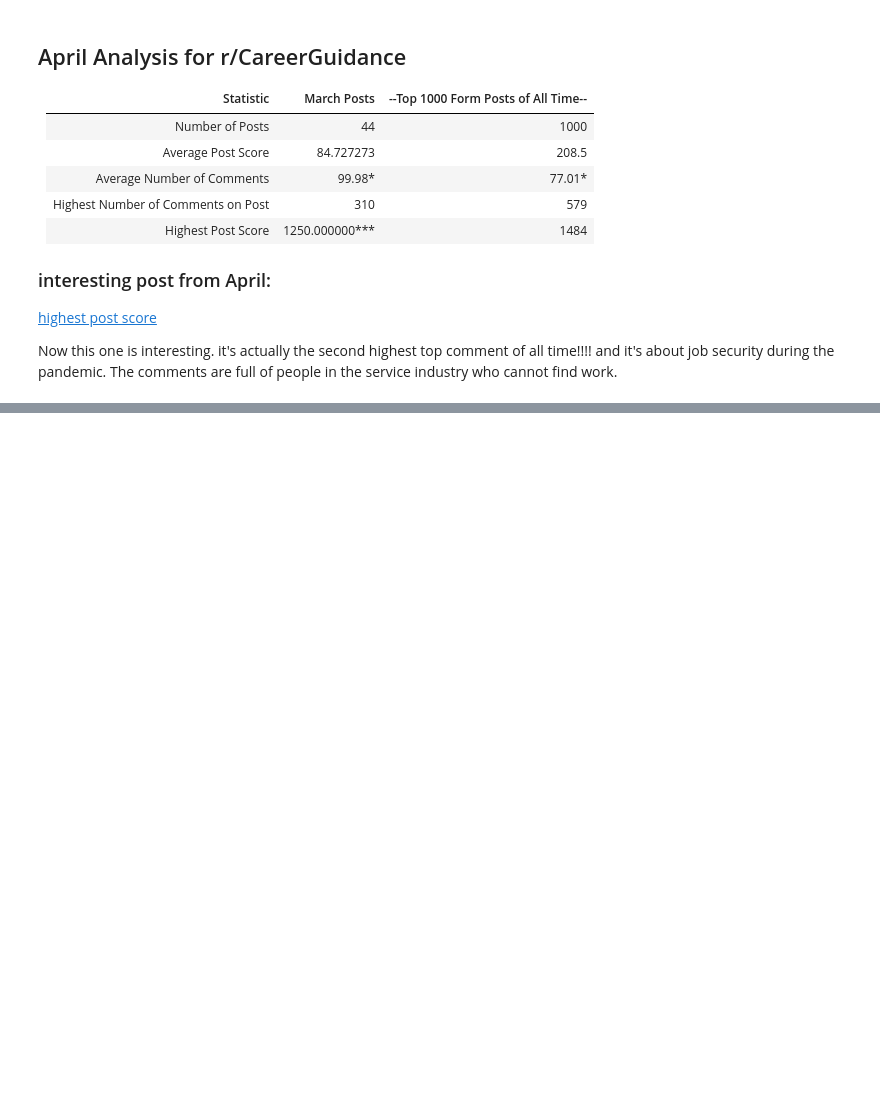
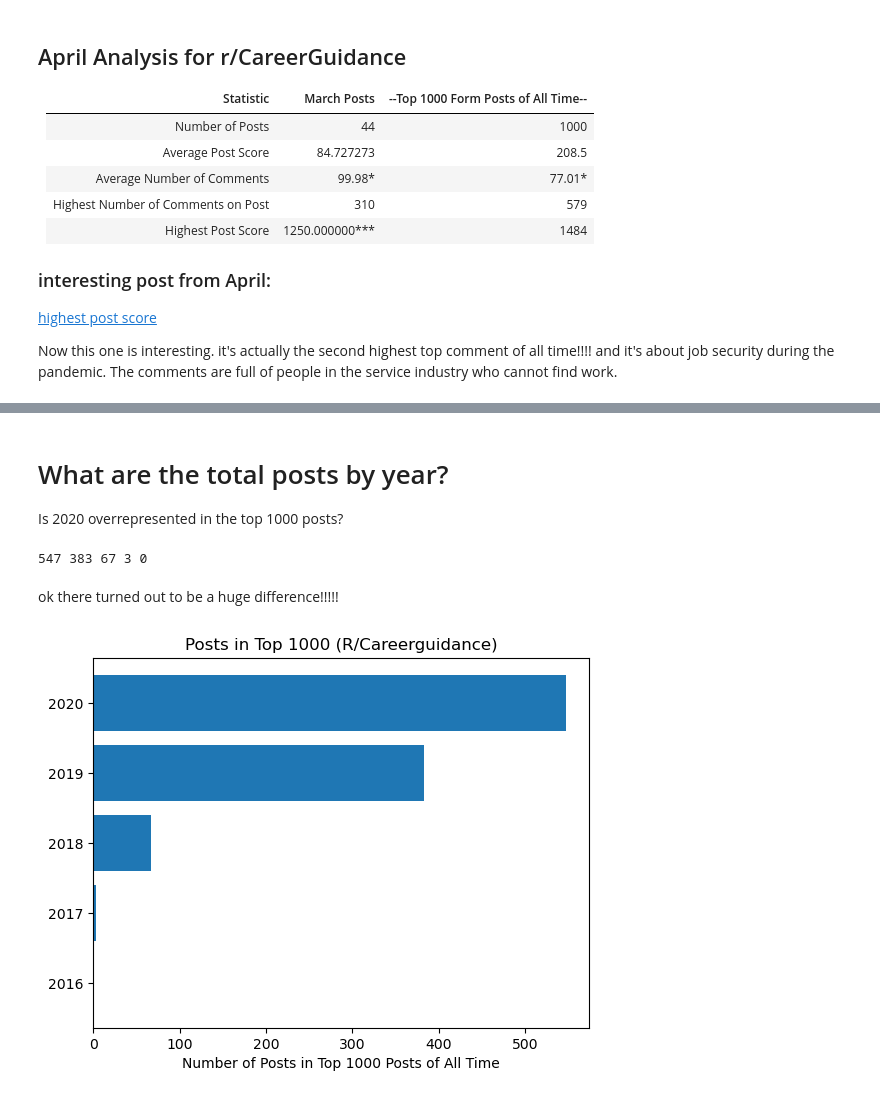
Before and after one commit to delpinolisette/comm318_F20_Final_Project, a Jupyter notebook: data_analysis/r_career_guidance_data_exploration.ipynb, the cells around one changed output, grey strips where cells are left out. Cells and saved outputs as stored; diff of their text form; code cells hidden in the pictures; blank space fills up the shorter version.

Commit message:
data story updates

```diff
--- a/data_analysis/r_career_guidance_data_exploration.ipynb
+++ b/data_analysis/r_career_guidance_data_exploration.ipynb
@@ -311,3 +311,56 @@ may_df[may_df['score']==may_df['score'].max()].head()
 may_df.head()
 
 may_df.to_csv('career_may.csv')
+# %% [markdown]
+# What are the total posts by year?
+
+Is 2020 overrepresented in the top 1000 posts?
+# %%
+# count representation by year
+ct_2020 = 0
+ct_2019 = 0
+ct_2018 = 0
+ct_2017 = 0
+ct_2016 = 0
+
+for x in df['date_created']:
+    if '2020' in x:
+        ct_2020 += 1
+    if '2019' in x:
+        ct_2019 += 1
+    if '2018' in x:
+        ct_2018 += 1
+    if '2017' in x:
+        ct_2017 += 1
+    if '2016' in x:
+        ct_2016 += 1
+
+print(ct_2020, ct_2019, ct_2018, ct_2017, ct_2016)
+# %% [output]
+547 383 67 3 0
+# %% [markdown]
+ok there turned out to be a huge difference!!!!!
+# %%
+labels = ['2020', '2019', '2018','2017','2016']
+import matplotlib.pyplot as plt
+import numpy as np
+
+
+plt.rcdefaults()
+fig, ax = plt.subplots()
+
+# Example data
+years = ('2020', '2019', '2018','2017','2016')
+y_pos = np.arange(len(years))
+num_posts = [547,383,67,3,0]
+
+ax.barh(y_pos, num_posts, align='center')
+ax.set_yticks(y_pos)
+ax.set_yticklabels(years)
+ax.invert_yaxis()  # labels read top-to-bottom
+ax.set_xlabel('Number of Posts in Top 1000 Posts of All Time')
+ax.set_title('Posts in Top 1000 (R/Careerguidance)')
+
+plt.show()
+# %% [output]
+[figure, added]
```
Also changed, not shown: 3 other files.
